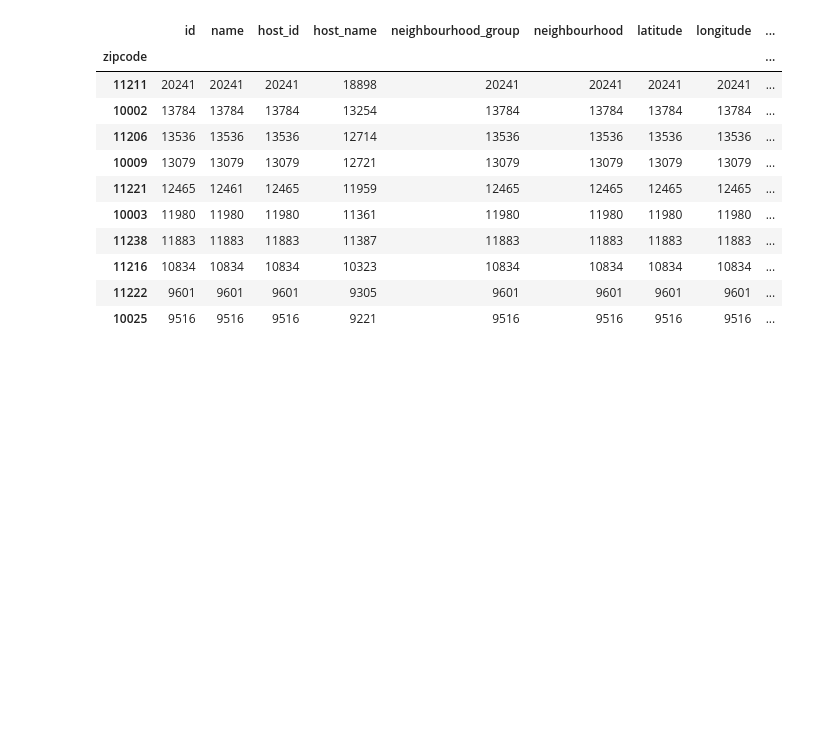
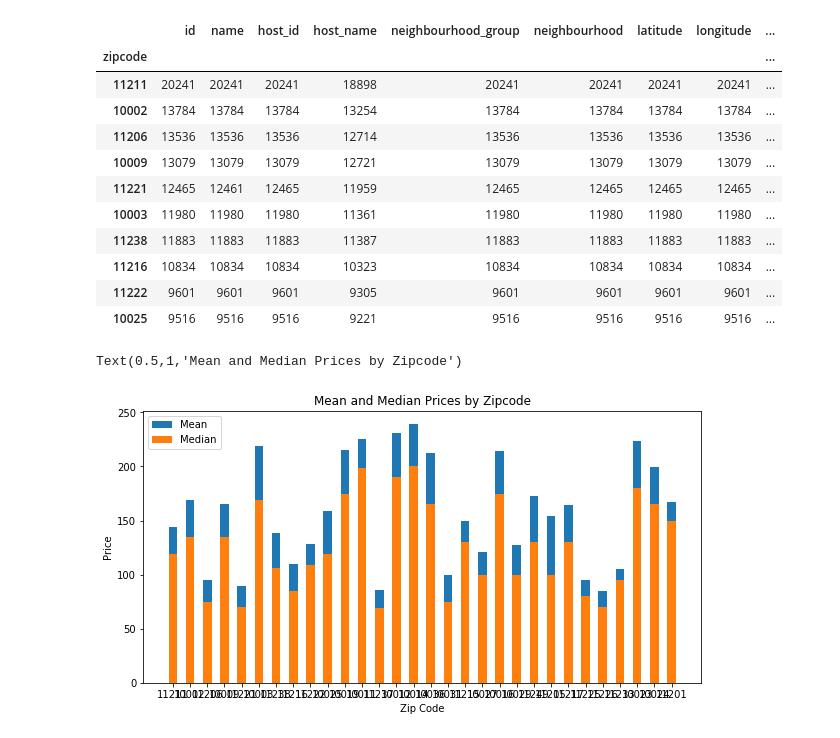
Before and after one commit to mjvillacresesn/Airbnb, a Jupyter notebook: 2016_Prices_by_Zipcode_and_Month.ipynb, the cells around one changed output. Drawn from its saved outputs; the diff is of its cells as text; code cells hidden in the pictures; blank space fills up the shorter version.

```diff
--- a/2016_Prices_by_Zipcode_and_Month.ipynb
+++ b/2016_Prices_by_Zipcode_and_Month.ipynb
@@ -23,4 +25,19 @@ by_zipcode.head(10)
 | 11216 | 10834 | 10834 | 10834 | 10323 | 10834 | 10834 | 10834 | 10834 | ... |
 | 11222 | 9601 | 9601 | 9601 | 9305 | 9601 | 9601 | 9601 | 9601 | ... |
 | 10025 | 9516 | 9516 | 9516 | 9221 | 9516 | 9516 | 9516 | 9516 | ... |
+# %%
+# Plot Mean and Median
+plt.figure(figsize = (10,5))
+x_axis = np.arange(len(zipcode_prices['Zip Code']))
+tick_locations = [x for x in x_axis]
+plt.xticks(tick_locations, zipcode_prices['Zip Code'])
+plt.bar(x_axis, zipcode_prices['Mean'], label ='Mean',width = 0.5)
+plt.bar(x_axis, zipcode_prices['Median'], label = 'Median',width = 0.5)
+plt.legend(loc='best')
+plt.xlabel('Zip Code')
+plt.ylabel('Price')
+plt.title('Mean and Median Prices by Zipcode')
+# %% [output]
+Text(0.5,1,'Mean and Median Prices by Zipcode')
+[figure, added]
 # %%
```
Also changed, not shown: parts of 10 cells of this notebook, 1 other file.
